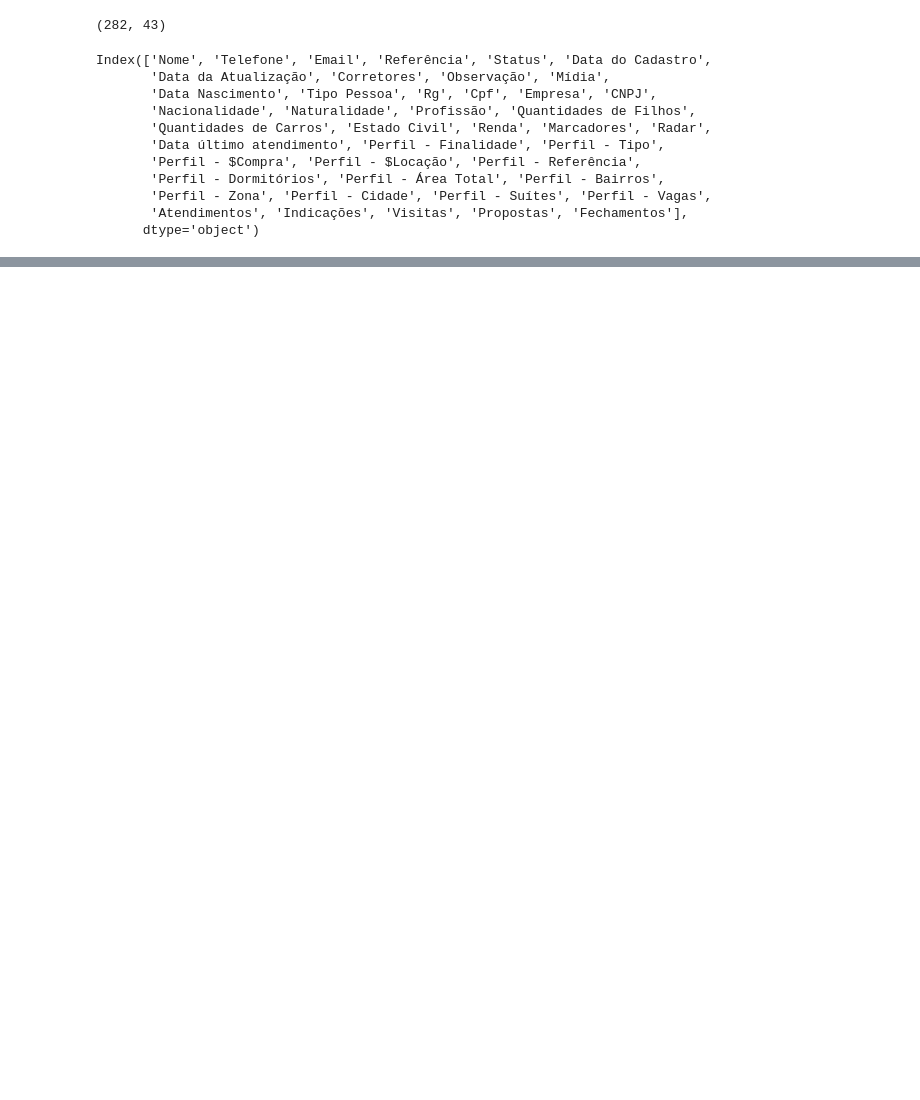
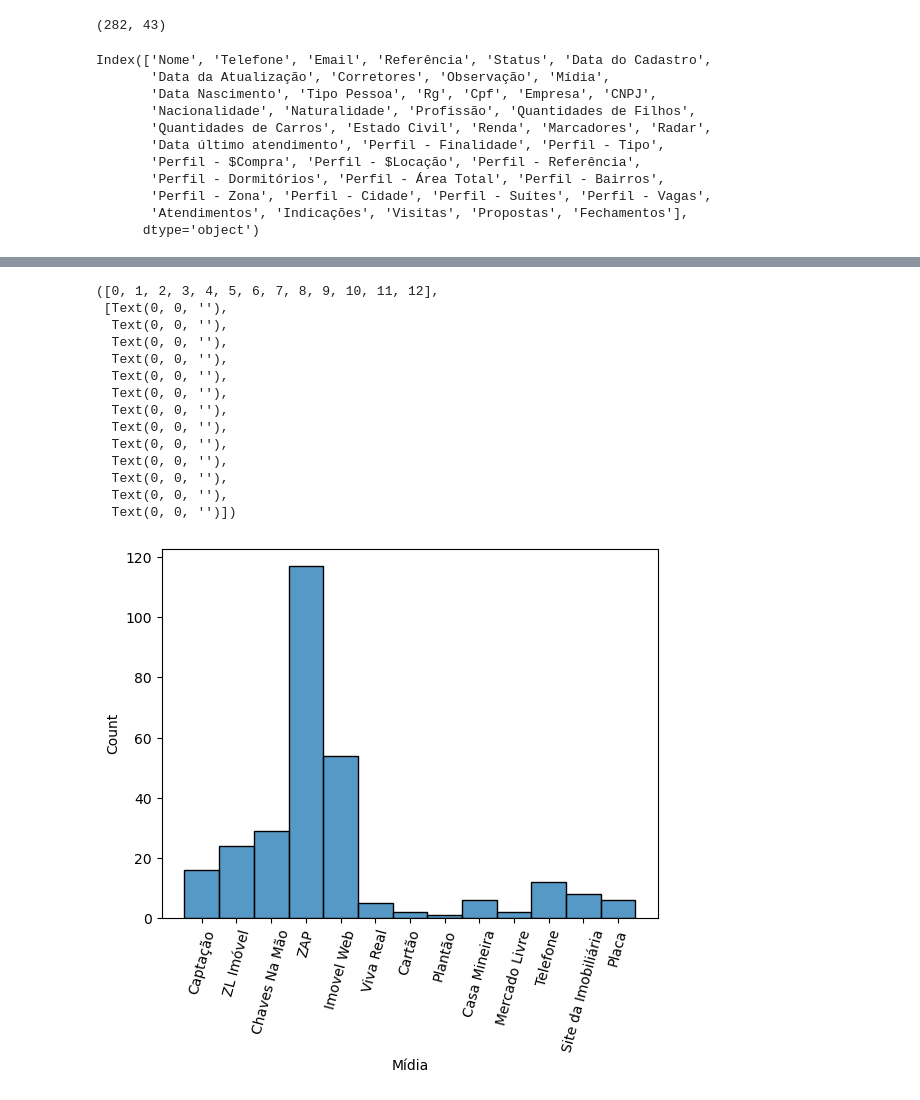
Before and after one commit to paulojr86/analise-de-KPIs, a Jupyter notebook: analise-de-KPIs.ipynb, the cells around one changed output, grey strips where cells are left out. Drawn from its saved outputs; the diff is of its cells as text; code cells hidden in the pictures; blank space fills up the shorter version.

```diff
--- a/analise-de-KPIs.ipynb
+++ b/analise-de-KPIs.ipynb
@@ -222,0 +123,20 @@ x
+# %%
+#Plotando gráfico das mídias
+sb.histplot(df5['Mídia'],kde=False,bins=10)
+plt.xticks(rotation=75)
+# %% [output]
+([0, 1, 2, 3, 4, 5, 6, 7, 8, 9, 10, 11, 12],
+ [Text(0, 0, ''),
+  Text(0, 0, ''),
+  Text(0, 0, ''),
+  Text(0, 0, ''),
+  Text(0, 0, ''),
+  Text(0, 0, ''),
+  Text(0, 0, ''),
+  Text(0, 0, ''),
+  Text(0, 0, ''),
+  Text(0, 0, ''),
+  Text(0, 0, ''),
+  Text(0, 0, ''),
+  Text(0, 0, '')])
+[figure, added]
```
Also changed, not shown: parts of 14 cells of this notebook.
